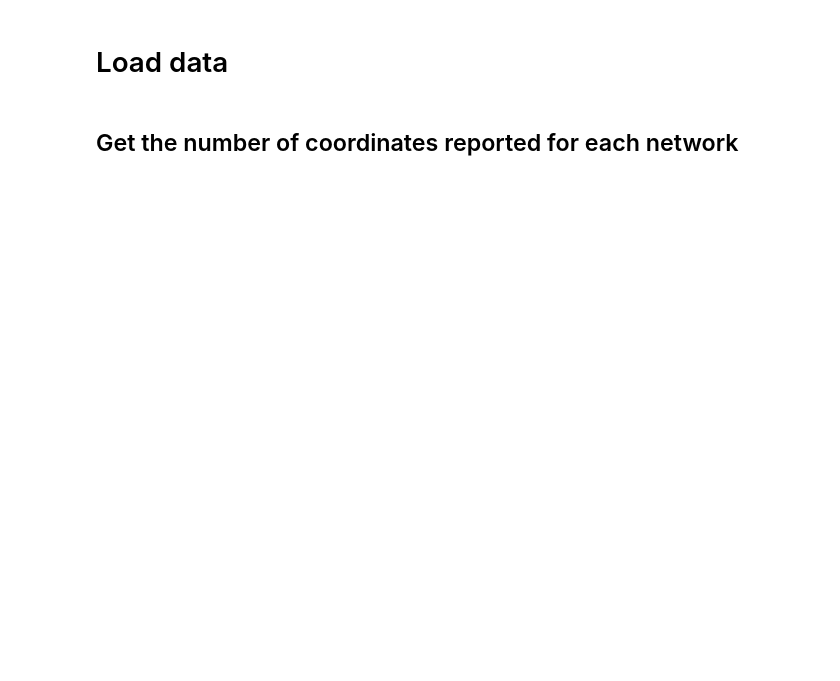
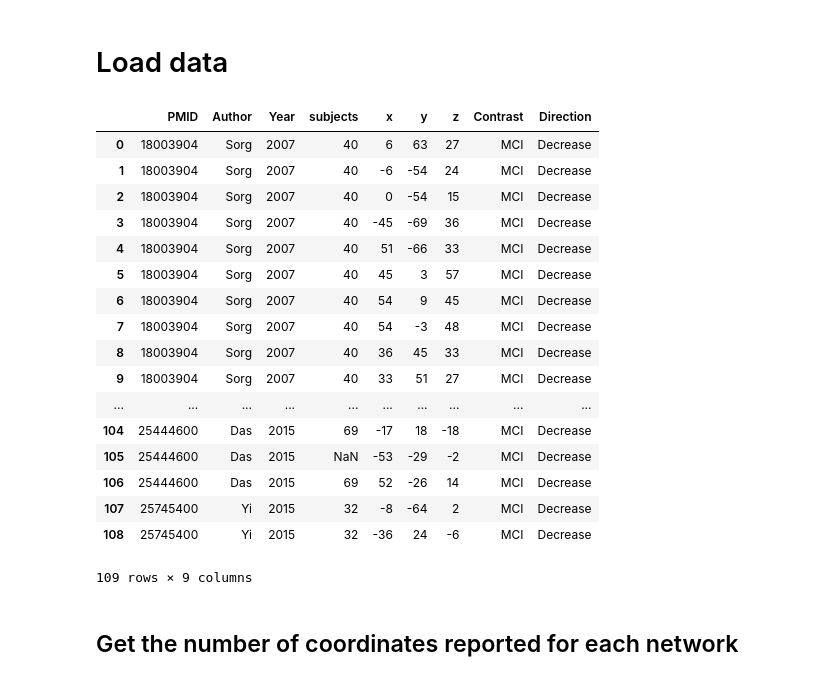
Before and after one commit to SIMEXP/Projects, a Jupyter notebook: metaad/network_level_meta.ipynb, the cells around one changed output. Saved outputs shown, nothing was run; the diff lists cells and outputs as text; code cells hidden in the pictures; blank space fills up the shorter version.

```diff
--- a/metaad/network_level_meta.ipynb
+++ b/metaad/network_level_meta.ipynb
@@ -21,3 +31,24 @@ template = template_007
+# %%
+seed_data
+# %% [output]
+|  | PMID | Author | Year | subjects | x | y | z | Contrast | Direction |
+| 0 | 18003904 | Sorg | 2007 | 40 | 6 | 63 | 27 | MCI | Decrease |
+| 1 | 18003904 | Sorg | 2007 | 40 | -6 | -54 | 24 | MCI | Decrease |
+| 2 | 18003904 | Sorg | 2007 | 40 | 0 | -54 | 15 | MCI | Decrease |
+| 3 | 18003904 | Sorg | 2007 | 40 | -45 | -69 | 36 | MCI | Decrease |
+| 4 | 18003904 | Sorg | 2007 | 40 | 51 | -66 | 33 | MCI | Decrease |
+| 5 | 18003904 | Sorg | 2007 | 40 | 45 | 3 | 57 | MCI | Decrease |
+| 6 | 18003904 | Sorg | 2007 | 40 | 54 | 9 | 45 | MCI | Decrease |
+| 7 | 18003904 | Sorg | 2007 | 40 | 54 | -3 | 48 | MCI | Decrease |
+| 8 | 18003904 | Sorg | 2007 | 40 | 36 | 45 | 33 | MCI | Decrease |
+| 9 | 18003904 | Sorg | 2007 | 40 | 33 | 51 | 27 | MCI | Decrease |
+| ... | ... | ... | ... | ... | ... | ... | ... | ... | ... |
+| 104 | 25444600 | Das | 2015 | 69 | -17 | 18 | -18 | MCI | Decrease |
+| 105 | 25444600 | Das | 2015 | NaN | -53 | -29 | -2 | MCI | Decrease |
+| 106 | 25444600 | Das | 2015 | 69 | 52 | -26 | 14 | MCI | Decrease |
+| 107 | 25745400 | Yi | 2015 | 32 | -8 | -64 | 2 | MCI | Decrease |
+| 108 | 25745400 | Yi | 2015 | 32 | -36 | 24 | -6 | MCI | Decrease |
+109 rows × 9 columns
 # %% [markdown]
 ## Get the number of coordinates reported for each network
 # %%
```
Also changed, not shown: parts of 10 cells of this notebook, 12 other files.
